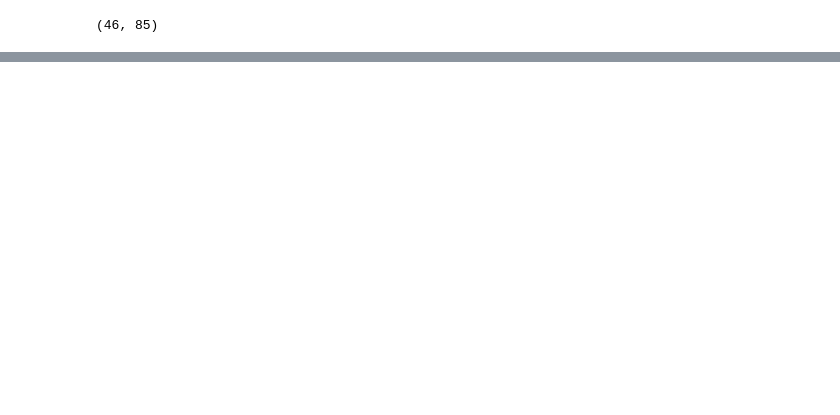
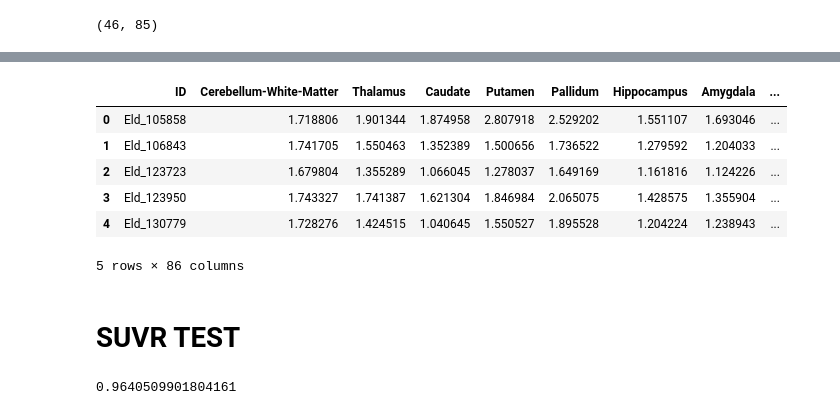
Before and after one commit to SoloChe/PET_cycleGAN, a Jupyter notebook: PET_data_check.ipynb, the cells around one changed output, grey strips where cells are left out. Saved outputs shown, nothing was run; the diff lists cells and outputs as text; code cells hidden in the pictures; blank space fills up the shorter version.

Commit message:
added MCSUVR evaluation

```diff
--- a/PET_data_check.ipynb
+++ b/PET_data_check.ipynb
@@ -260,2 +318,22 @@ fake_PiB_df.to_csv('./fake_PiB_improved2.csv', index=False)
+# %%
+fake_PiB_df.head()
+# %% [output]
+|  | ID | Cerebellum-White-Matter | Thalamus | Caudate | Putamen | Pallidum | Hippocampus | Amygdala | ... |
+| 0 | Eld_105858 | 1.718806 | 1.901344 | 1.874958 | 2.807918 | 2.529202 | 1.551107 | 1.693046 | ... |
+| 1 | Eld_106843 | 1.741705 | 1.550463 | 1.352389 | 1.500656 | 1.736522 | 1.279592 | 1.204033 | ... |
+| 2 | Eld_123723 | 1.679804 | 1.355289 | 1.066045 | 1.278037 | 1.649169 | 1.161816 | 1.124226 | ... |
+| 3 | Eld_123950 | 1.743327 | 1.741387 | 1.621304 | 1.846984 | 2.065075 | 1.428575 | 1.355904 | ... |
+| 4 | Eld_130779 | 1.728276 | 1.424515 | 1.040645 | 1.550527 | 1.895528 | 1.204224 | 1.238943 | ... |
+5 rows × 86 columns
 # %%
 # pd.read_csv('./fake_PiB.csv').head()
+# %% [markdown]
+# SUVR TEST
+# %%
+from MCSUVR import cal_MCSUVR, cal_correlation
+
+REAL_MCSUVR, FAKE_MCSUVR= cal_MCSUVR(pPiB_raw, fake_PiB_df)
+cor = cal_correlation(REAL_MCSUVR, FAKE_MCSUVR)
+print(cor)
+# %% [output]
+0.9640509901804161
```
Also changed, not shown: parts of 12 cells of this notebook, 6 other files.
